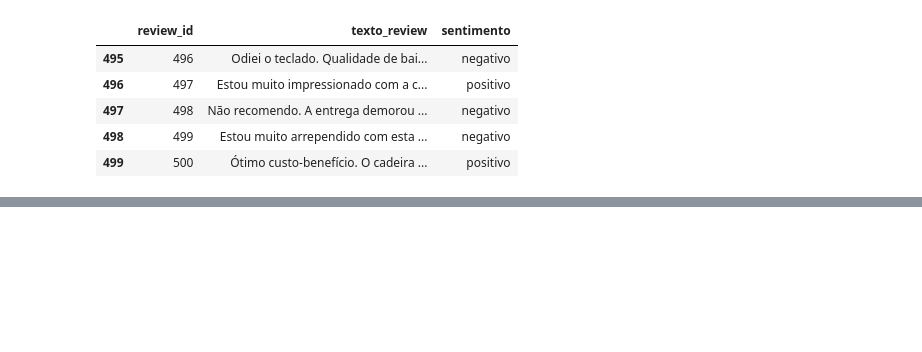
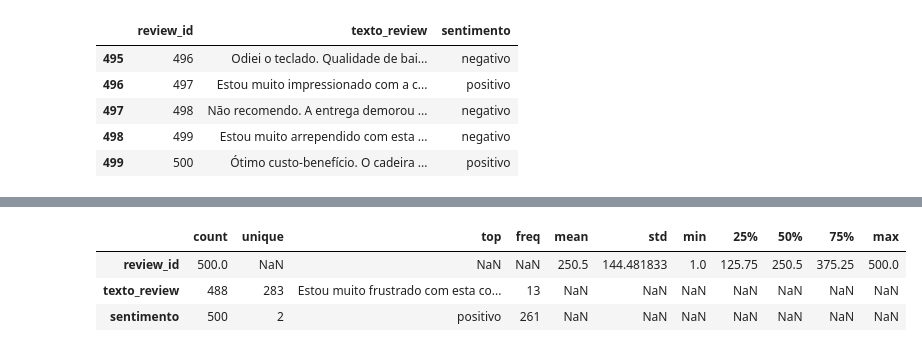
Before and after one commit to MaykInvest/Classification-model-for-sentiment-analysis, a Jupyter notebook: analysis.ipynb, the cells around one changed output, grey strips where cells are left out. Drawn from its saved outputs; the diff is of its cells as text; code cells hidden in the pictures; blank space fills up the shorter version.

```diff
--- a/analysis.ipynb
+++ b/analysis.ipynb
@@ -161,0 +180,7 @@ df.tail() #Displays the last 5 rows of the DataFrame df.
+# %%
+df.describe(include='all').T  # Generates descriptive statistics for all numeric columns in your DataFrame.
+# %% [output]
+|  | count | unique | top | freq | mean | std | min | 25% | 50% | 75% | max |
+| review_id | 500.0 | NaN | NaN | NaN | 250.5 | 144.481833 | 1.0 | 125.75 | 250.5 | 375.25 | 500.0 |
+| texto_review | 488 | 283 | Estou muito frustrado com esta co... | 13 | NaN | NaN | NaN | NaN | NaN | NaN | NaN |
+| sentimento | 500 | 2 | positivo | 261 | NaN | NaN | NaN | NaN | NaN | NaN | NaN |
```
Also changed, not shown: parts of 20 cells of this notebook.
